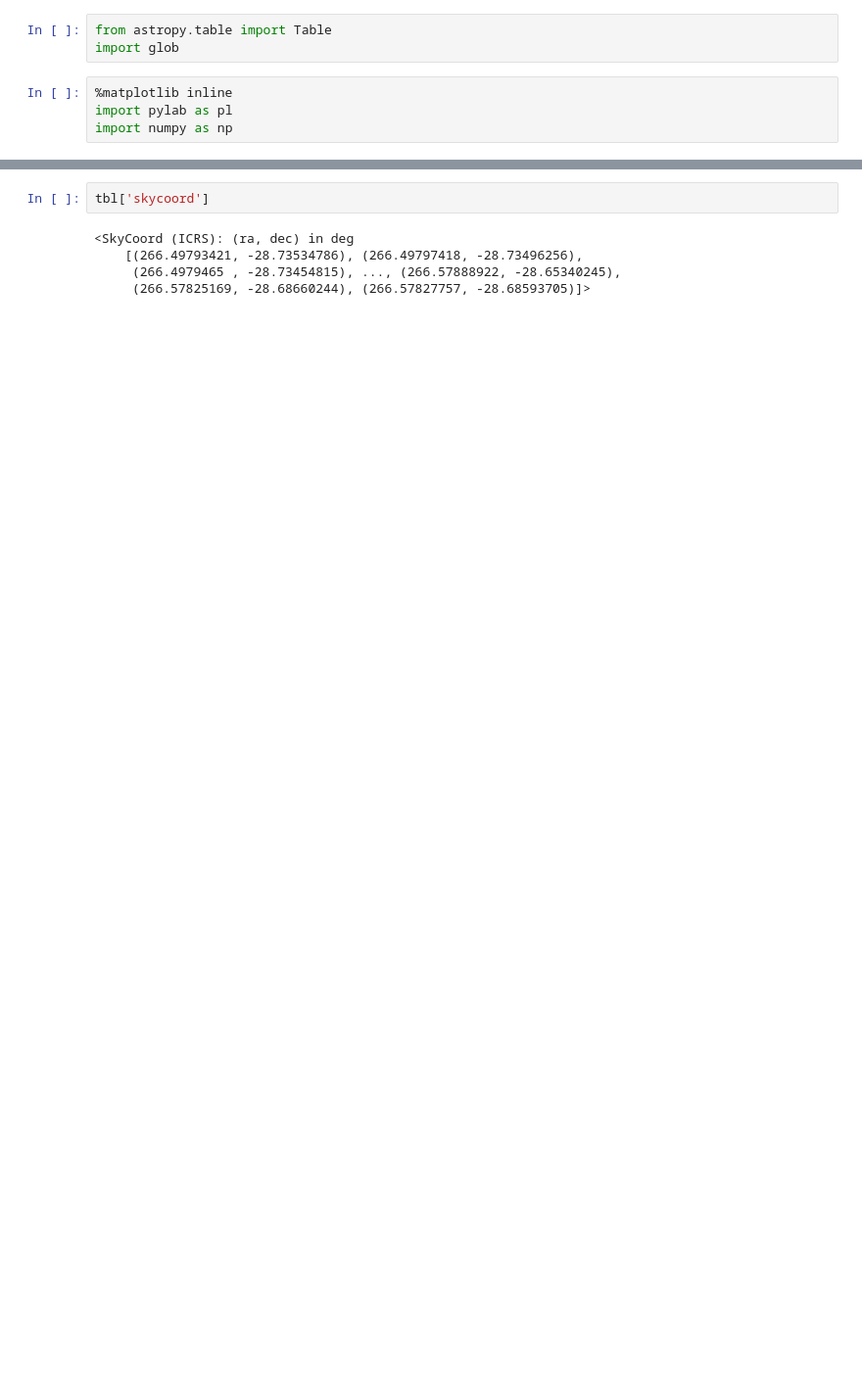
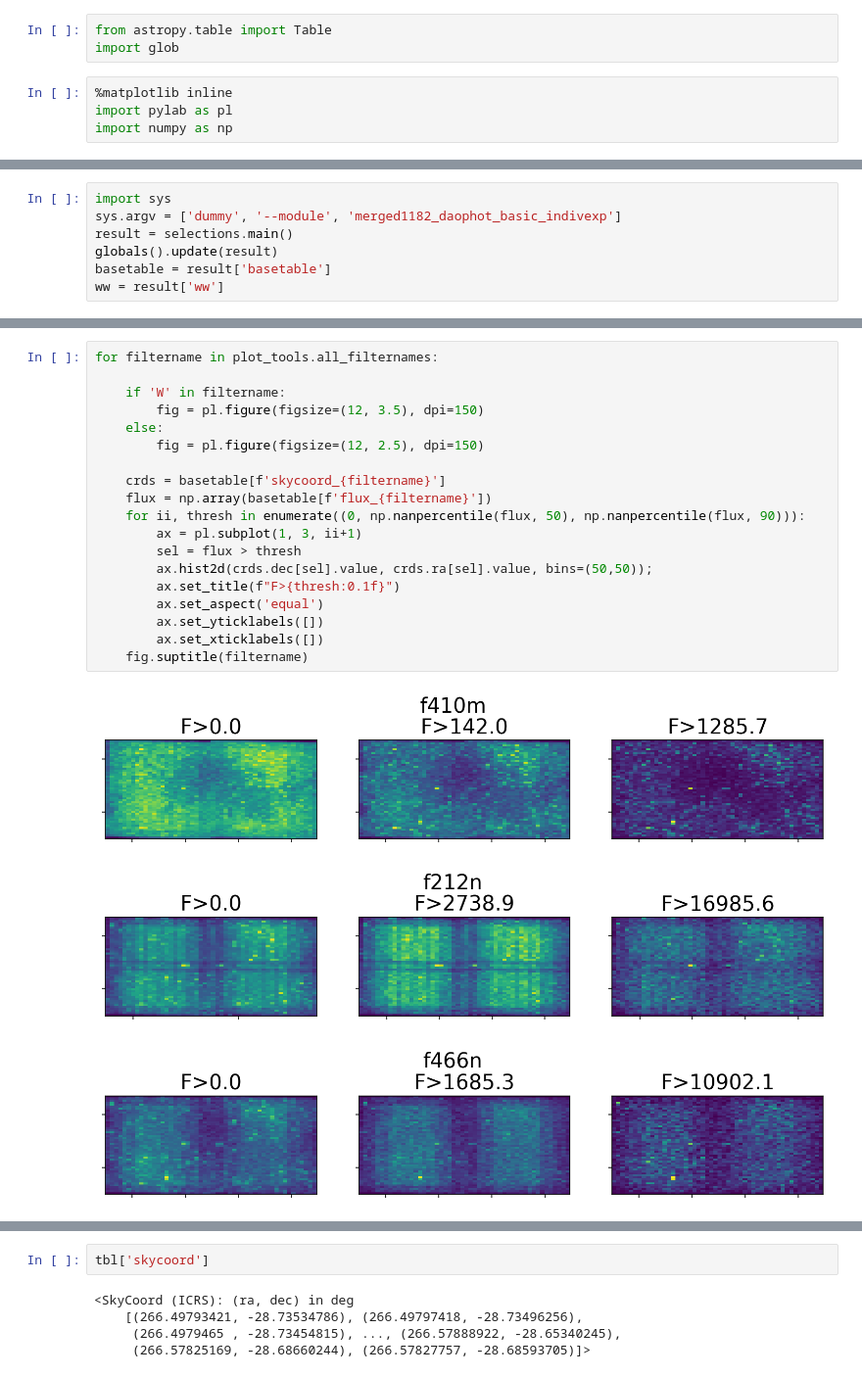
Before and after one commit to keflavich/brick-jwst-2221-notebooks, a Jupyter notebook: notebooks/CatalogSourceDensityPlots.ipynb, the cells around one changed output, grey strips where cells are left out. Shown: that part at 98% size. Cells and saved outputs as stored; diff of their text form; blank space fills up the shorter version.

Commit message:
add source density/extinction map figures

```diff
--- a/notebooks/CatalogSourceDensityPlots.ipynb
+++ b/notebooks/CatalogSourceDensityPlots.ipynb
@@ -7,0 +22,7 @@ import numpy as np
+# %%
+import sys
+sys.argv = ['dummy', '--module', 'merged1182_daophot_basic_indivexp']
+result = selections.main()
+globals().update(result)
+basetable = result['basetable']
+ww = result['ww']
@@ -7,0 +47,23 @@ import numpy as np
+# %%
+for filtername in plot_tools.all_filternames:
+
+    if 'W' in filtername:
+        fig = pl.figure(figsize=(12, 3.5), dpi=150)
+    else:
+        fig = pl.figure(figsize=(12, 2.5), dpi=150)
+
+    crds = basetable[f'skycoord_{filtername}']
+    flux = np.array(basetable[f'flux_{filtername}'])
+    for ii, thresh in enumerate((0, np.nanpercentile(flux, 50), np.nanpercentile(flux, 90))):
+        ax = pl.subplot(1, 3, ii+1)
+        sel = flux > thresh
+        ax.hist2d(crds.dec[sel].value, crds.ra[sel].value, bins=(50,50));
+        ax.set_title(f"F>{thresh:0.1f}")
+        ax.set_aspect('equal')
+        ax.set_yticklabels([])
+        ax.set_xticklabels([])
+    fig.suptitle(filtername)
+# %% [output]
+[figure, added]
+[figure, added]
+[figure, added]
```
Also changed, not shown: parts of 4 cells of this notebook.
